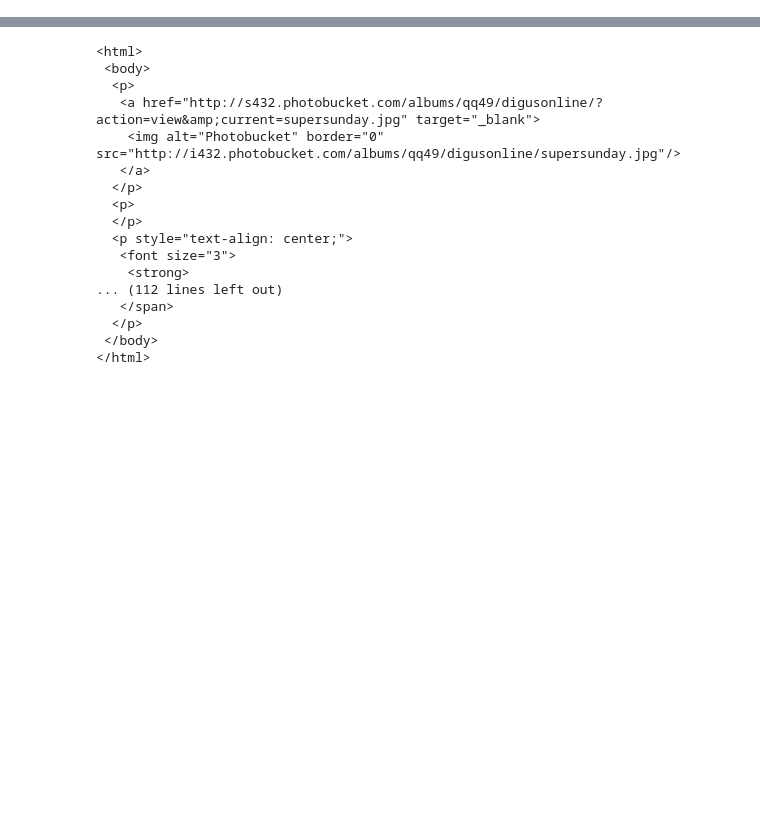
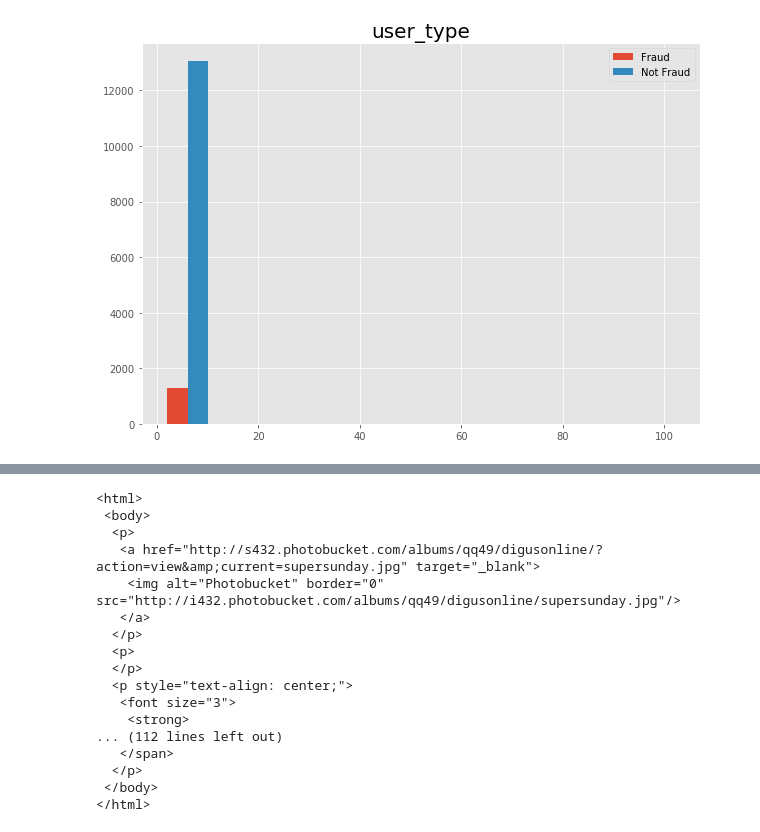
Before and after one commit to josephshanks/fraud-detector, a Jupyter notebook: data/eda_eddie.ipynb, the cells around one changed output, grey strips where cells are left out. Drawn from its saved outputs; the diff is of its cells as text; code cells hidden in the pictures; blank space fills up the shorter version.

```diff
--- a/data/eda_eddie.ipynb
+++ b/data/eda_eddie.ipynb
@@ -21,0 +78,8 @@ data['description'][0]
+# %%
+types = data['fraud'].unique()
+fig, ax = plt.subplots(figsize=(10,7))
+ax.hist([data.loc[data['fraud'] == x, 'user_type'] for x in types], label=['Fraud','Not Fraud']);
+ax.legend();
+ax.set_title('user_type', fontsize=20);
+# %% [output]
+[figure, added]
```
Also changed, not shown: parts of 20 cells of this notebook.
